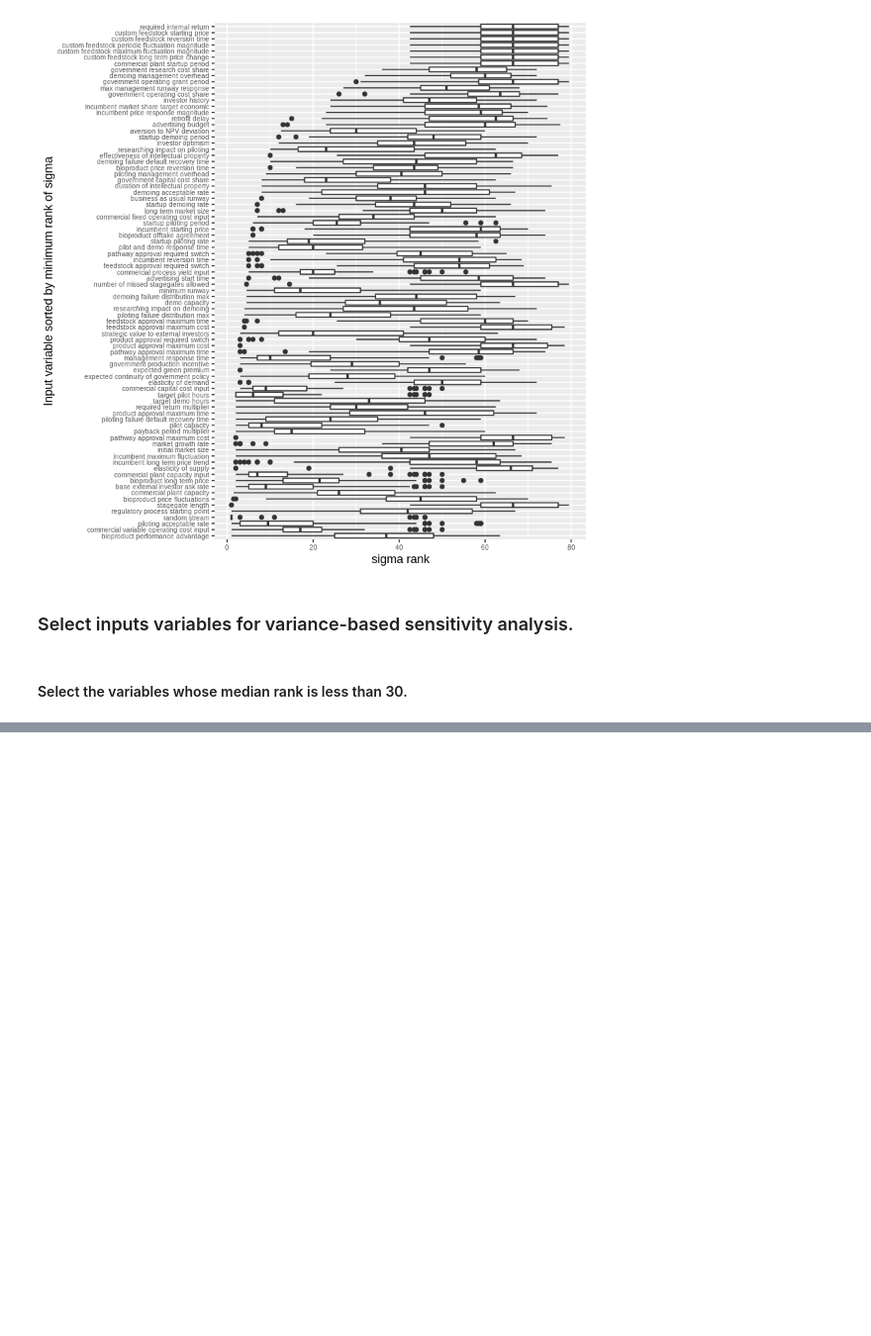
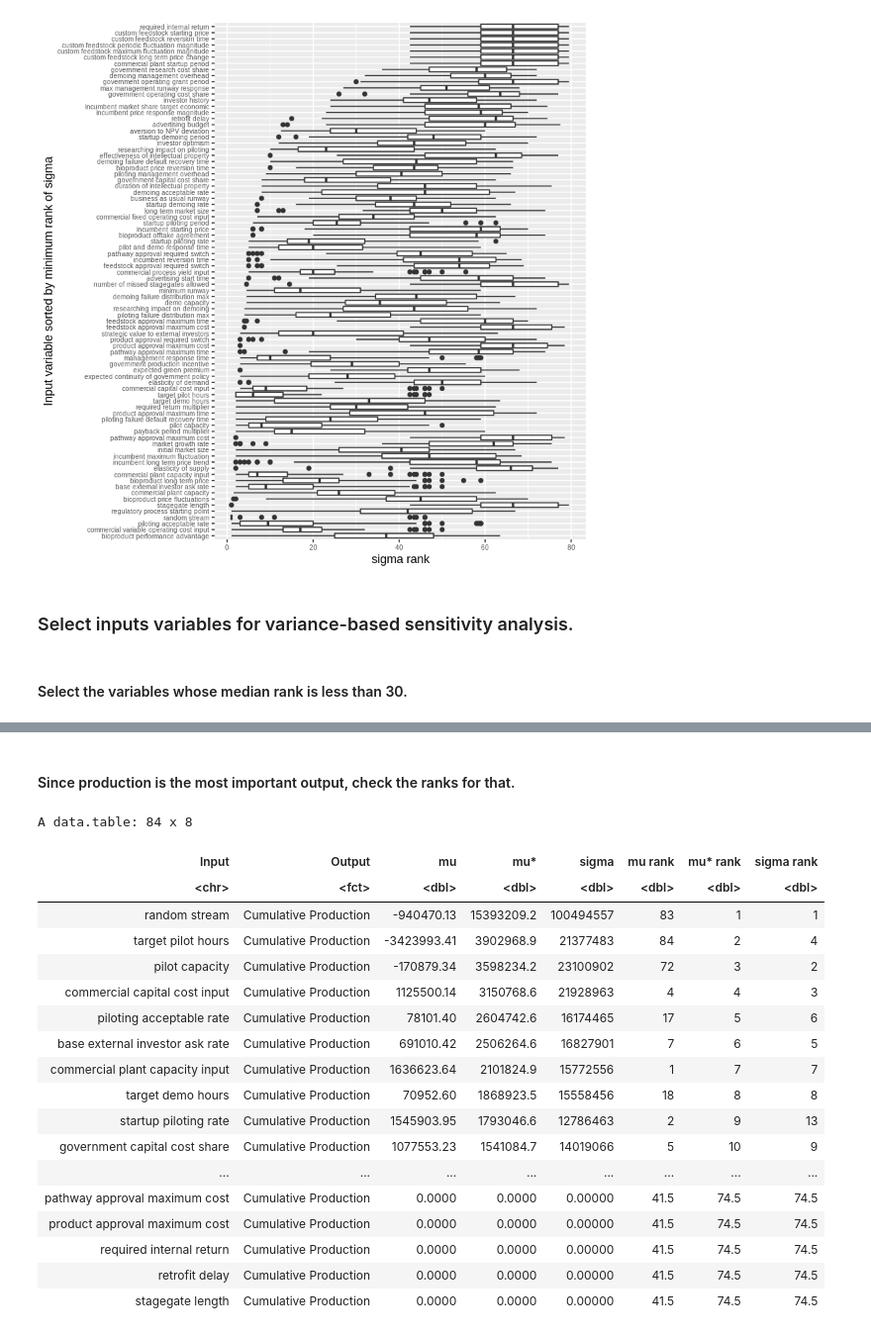
Before and after one commit to NREL/BioproductTransitionDynamics, a Jupyter notebook: sensitivity/btd-elementary-effects-v12.ipynb, the cells around one changed output, grey strips where cells are left out. Shown at 99% size. Drawn from its saved outputs; the diff is of its cells as text; code cells hidden in the pictures; blank space fills up the shorter version.

```diff
--- a/sensitivity/btd-elementary-effects-v12.ipynb
+++ b/sensitivity/btd-elementary-effects-v12.ipynb
@@ -496,0 +497,24 @@ A data.table: 26 x 7
+# %% [markdown]
+#### Since production is the most important output, check the ranks for that.
+# %%
+z.results[Output == "Cumulative Production"][order(`mu* rank`)]
+# %% [output]
+A data.table: 84 x 8
+| Input | Output | mu | mu* | sigma | mu rank | mu* rank | sigma rank |
+| <chr> | <fct> | <dbl> | <dbl> | <dbl> | <dbl> | <dbl> | <dbl> |
+| random stream | Cumulative Production | -940470.13 | 15393209.2 | 100494557 | 83 | 1 | 1 |
+| target pilot hours | Cumulative Production | -3423993.41 | 3902968.9 | 21377483 | 84 | 2 | 4 |
+| pilot capacity | Cumulative Production | -170879.34 | 3598234.2 | 23100902 | 72 | 3 | 2 |
+| commercial capital cost input | Cumulative Production | 1125500.14 | 3150768.6 | 21928963 | 4 | 4 | 3 |
+| piloting acceptable rate | Cumulative Production | 78101.40 | 2604742.6 | 16174465 | 17 | 5 | 6 |
+| base external investor ask rate | Cumulative Production | 691010.42 | 2506264.6 | 16827901 | 7 | 6 | 5 |
+| commercial plant capacity input | Cumulative Production | 1636623.64 | 2101824.9 | 15772556 | 1 | 7 | 7 |
+| target demo hours | Cumulative Production | 70952.60 | 1868923.5 | 15558456 | 18 | 8 | 8 |
+| startup piloting rate | Cumulative Production | 1545903.95 | 1793046.6 | 12786463 | 2 | 9 | 13 |
+| government capital cost share | Cumulative Production | 1077553.23 | 1541084.7 | 14019066 | 5 | 10 | 9 |
+| ... | ... | ... | ... | ... | ... | ... | ... |
+| pathway approval maximum cost | Cumulative Production | 0.0000 | 0.0000 | 0.00000 | 41.5 | 74.5 | 74.5 |
+| product approval maximum cost | Cumulative Production | 0.0000 | 0.0000 | 0.00000 | 41.5 | 74.5 | 74.5 |
+| required internal return | Cumulative Production | 0.0000 | 0.0000 | 0.00000 | 41.5 | 74.5 | 74.5 |
+| retrofit delay | Cumulative Production | 0.0000 | 0.0000 | 0.00000 | 41.5 | 74.5 | 74.5 |
+| stagegate length | Cumulative Production | 0.0000 | 0.0000 | 0.00000 | 41.5 | 74.5 | 74.5 |
```
Also changed, not shown: parts of 5 cells of this notebook, 1 other file.
